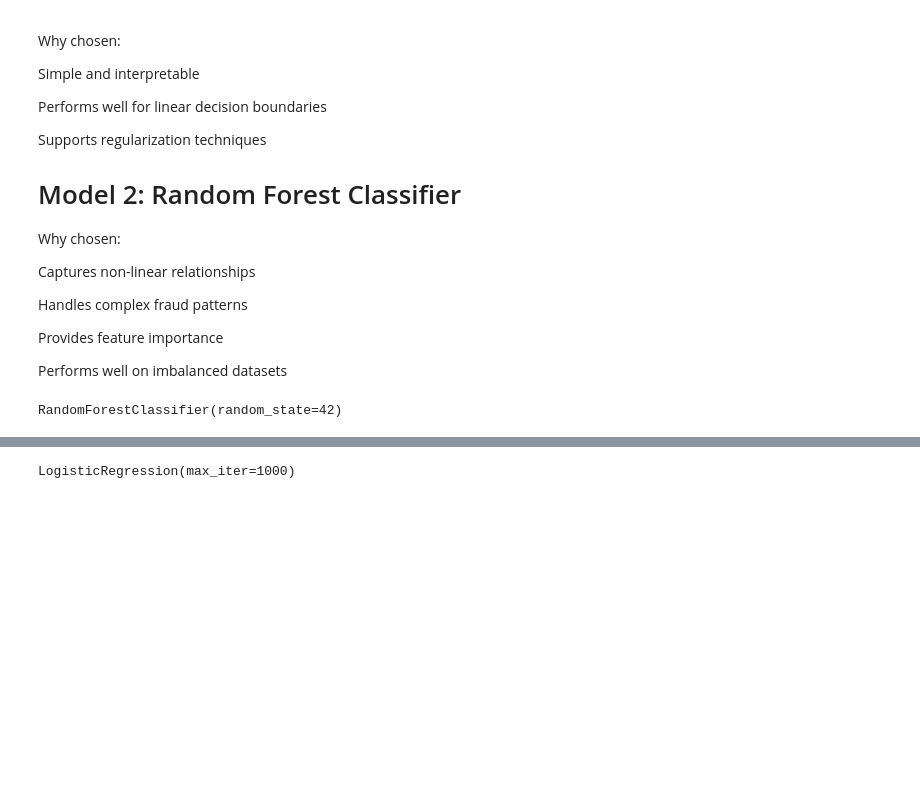
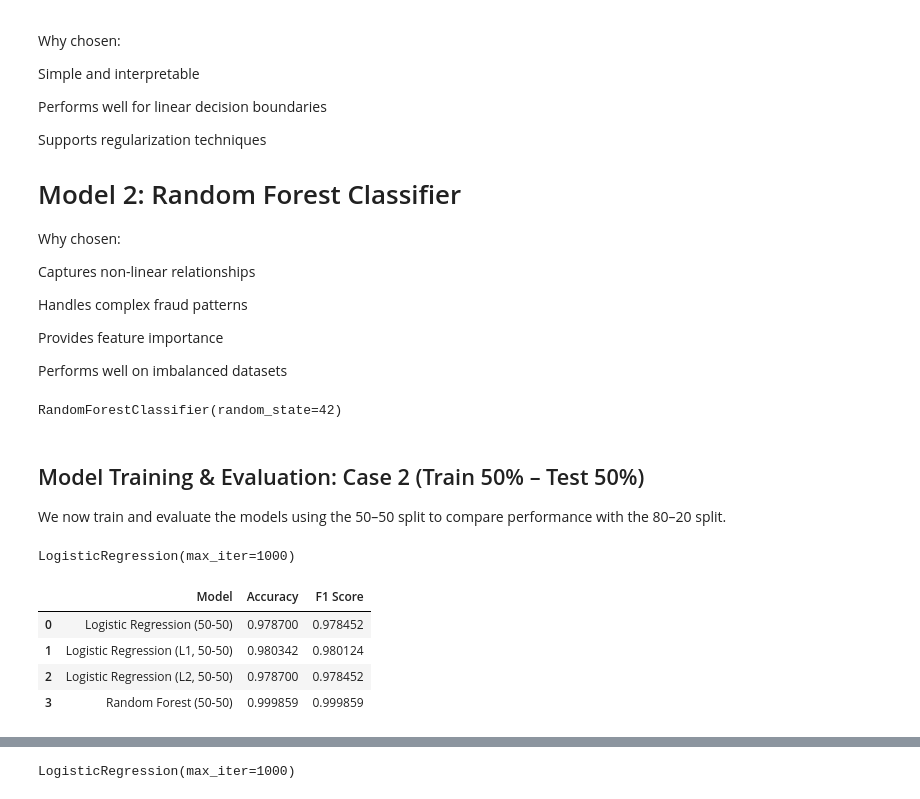
Before and after one commit to rajudb93/DataScience_AI-ML_IIT-Delhi_CertificationProgram, a Jupyter notebook: Group2_creditcard.ipynb, the cells around one changed output, grey strips where cells are left out. Drawn from its saved outputs; the diff is of its cells as text; code cells hidden in the pictures; blank space fills up the shorter version.

```diff
--- a/Group2_creditcard.ipynb
+++ b/Group2_creditcard.ipynb
@@ -487,3 +487,52 @@ log_reg.fit(X_train1, y_train1)
 rf_model.fit(X_train1, y_train1)
 # %% [output]
 RandomForestClassifier(random_state=42)
+# %% [markdown]
+## Model Training & Evaluation: Case 2 (Train 50% – Test 50%)
+We now train and evaluate the models using the 50–50 split to compare performance with the 80–20 split.
+# %%
+# Train models on 50–50 split
+log_reg2 = LogisticRegression(max_iter=1000)
+rf_model2 = RandomForestClassifier(n_estimators=100, random_state=42)
+
+# Regularization models
+log_l1_2 = LogisticRegression(penalty='l1', solver='liblinear', max_iter=1000)
+log_l2_2 = LogisticRegression(penalty='l2', max_iter=1000)
+
+# Fit models
+log_reg2.fit(X_train2, y_train2)
+rf_model2.fit(X_train2, y_train2)
+log_l1_2.fit(X_train2, y_train2)
+log_l2_2.fit(X_train2, y_train2)
+# %% [output]
+LogisticRegression(max_iter=1000)
+# %%
+# Model comparison for 50–50 split
+comparison2 = pd.DataFrame({
+    "Model": [
+        "Logistic Regression (50-50)",
+        "Logistic Regression (L1, 50-50)",
+        "Logistic Regression (L2, 50-50)",
+        "Random Forest (50-50)"
+    ],
+    "Accuracy": [
+        accuracy_score(y_test2, log_reg2.predict(X_test2)),
+        accuracy_score(y_test2, log_l1_2.predict(X_test2)),
+        accuracy_score(y_test2, log_l2_2.predict(X_test2)),
+        accuracy_score(y_test2, rf_model2.predict(X_test2))
+    ],
+    "F1 Score": [
+        f1_score(y_test2, log_reg2.predict(X_test2)),
+        f1_score(y_test2, log_l1_2.predict(X_test2)),
+        f1_score(y_test2, log_l2_2.predict(X_test2)),
+        f1_score(y_test2, rf_model2.predict(X_test2))
+    ]
+})
+
+comparison2
+# %% [output]
+|  | Model | Accuracy | F1 Score |
+| 0 | Logistic Regression (50-50) | 0.978700 | 0.978452 |
+| 1 | Logistic Regression (L1, 50-50) | 0.980342 | 0.980124 |
+| 2 | Logistic Regression (L2, 50-50) | 0.978700 | 0.978452 |
+| 3 | Random Forest (50-50) | 0.999859 | 0.999859 |
```
Also changed, not shown: parts of 12 cells of this notebook, 7 other files.
